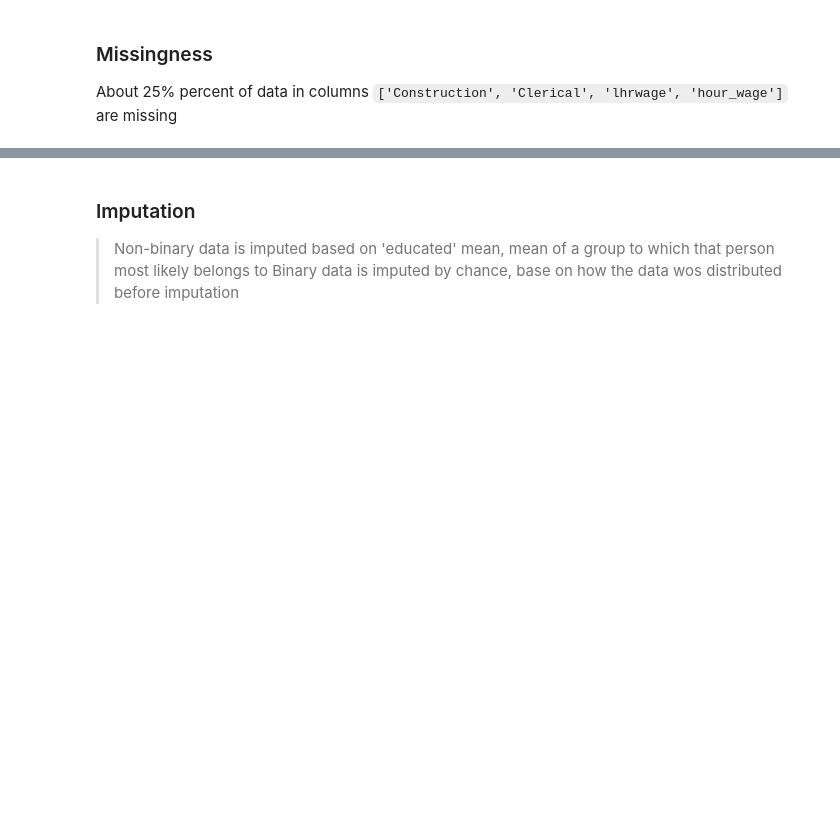
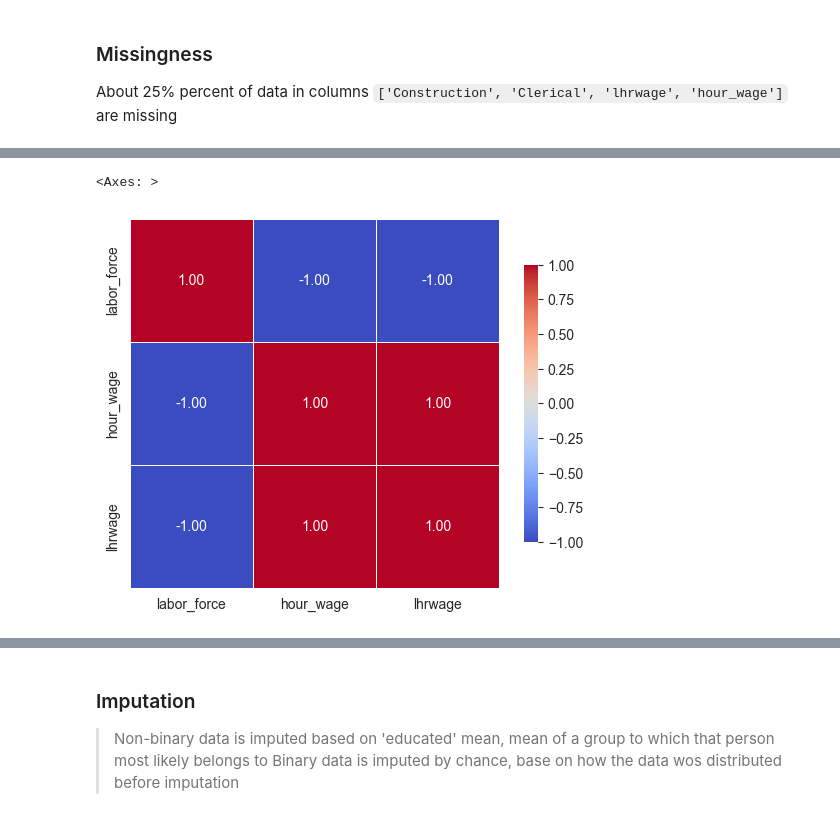
Before and after one commit to Mauzerov/DS-SleepData, a Jupyter notebook: Analysis.ipynb, the cells around one changed output, grey strips where cells are left out. Drawn from its saved outputs; the diff is of its cells as text; code cells hidden in the pictures; blank space fills up the shorter version.

```diff
--- a/Analysis.ipynb
+++ b/Analysis.ipynb
@@ -130,0 +137,16 @@ msno.matrix(df, figsize=(12, 8))
+# %%
+df_nan = df.copy()
+float64_cols = df_nan.select_dtypes(include=['float64'])
+columns_with_na = float64_cols.columns[float64_cols.isna().any()].tolist()
+df_nan[columns_with_na] = df_nan[columns_with_na].isna()
+sns.heatmap(df_nan[["labor_force", "hour_wage", "lhrwage"]].corr(),
+            annot=True,         # Show correlation coefficients
+            fmt=".2f",          # Format for coefficients
+            cmap="coolwarm",    # Color palette
+            vmin=-1, vmax=1,    # Fixed scale
+            square=True,        # Make cells square
+            linewidths=0.5,     # Line width between cells
+            cbar_kws={"shrink": .75})  # Colorbar shrink
+# %% [output]
+<Axes: >
+[figure, added]
```
Also changed, not shown: parts of 14 cells of this notebook.
